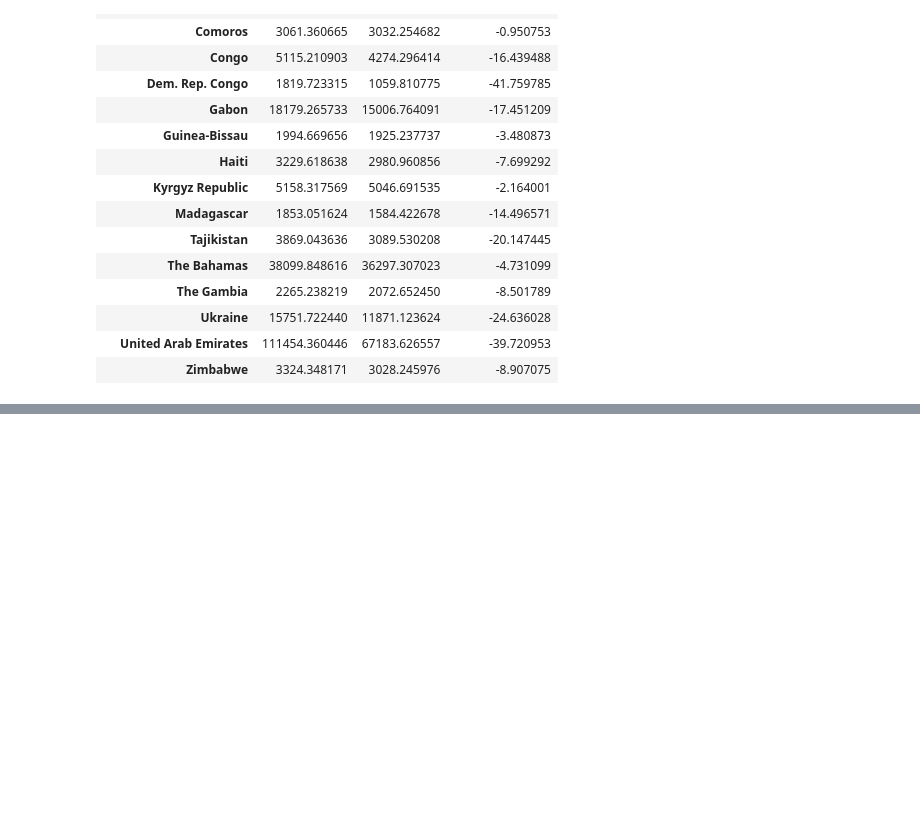
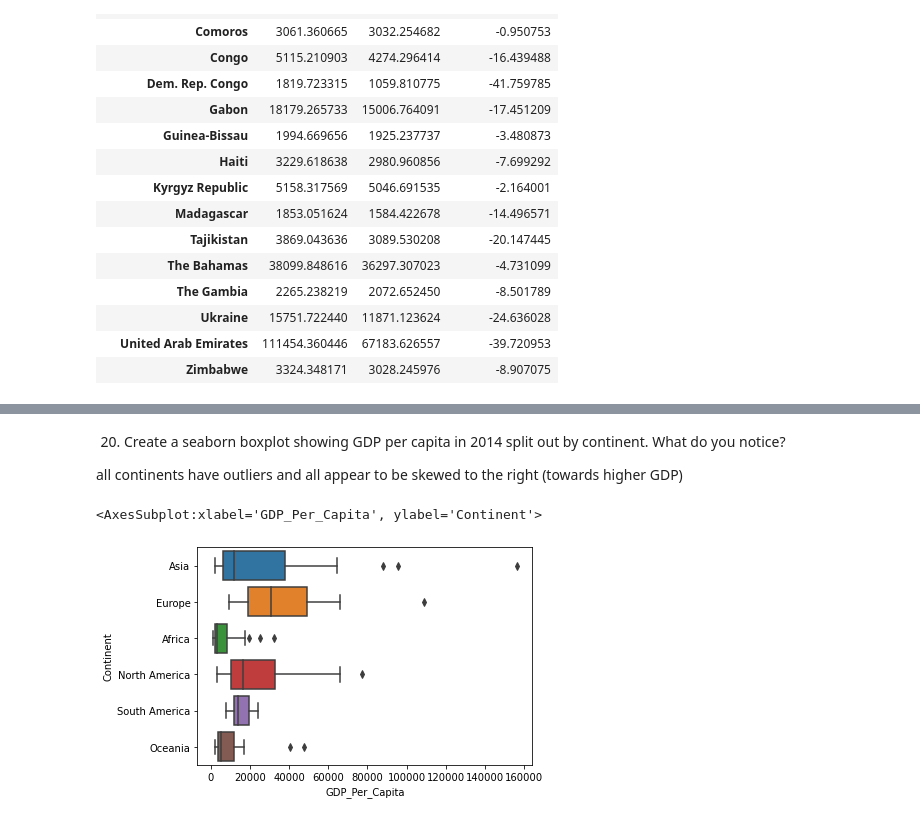
Before and after one commit to tomoumer/un_data_question-tomoumer, a Jupyter notebook: notebooks/UN_Data_Exploration.ipynb, the cells around one changed output, grey strips where cells are left out. Drawn from its saved outputs; the diff is of its cells as text; code cells hidden in the pictures; blank space fills up the shorter version.

```diff
--- a/notebooks/UN_Data_Exploration.ipynb
+++ b/notebooks/UN_Data_Exploration.ipynb
@@ -158,0 +230,12 @@ gdp_pivoted[gdp_pivoted['Percent_Change'] < 0]
+# %% [markdown]
+20. Create a seaborn boxplot showing GDP per capita in 2014 split out by continent. What do you notice?
+
+all continents have outliers and all appear to be skewed to the right (towards higher GDP)
+# %%
+# first need to add continents to gdp_2014
+# for seaborn, the "data =" needs to be there, can't just pass the dataframe or other object
+gdp_2014 = pd.merge(gdp_2014, continents, how='inner', on='Country')
+sns.boxplot(data=gdp_2014, x='GDP_Per_Capita', y='Continent')
+# %% [output]
+<AxesSubplot:xlabel='GDP_Per_Capita', ylabel='Continent'>
+[figure, added]
```
Also changed, not shown: parts of 12 cells of this notebook.
